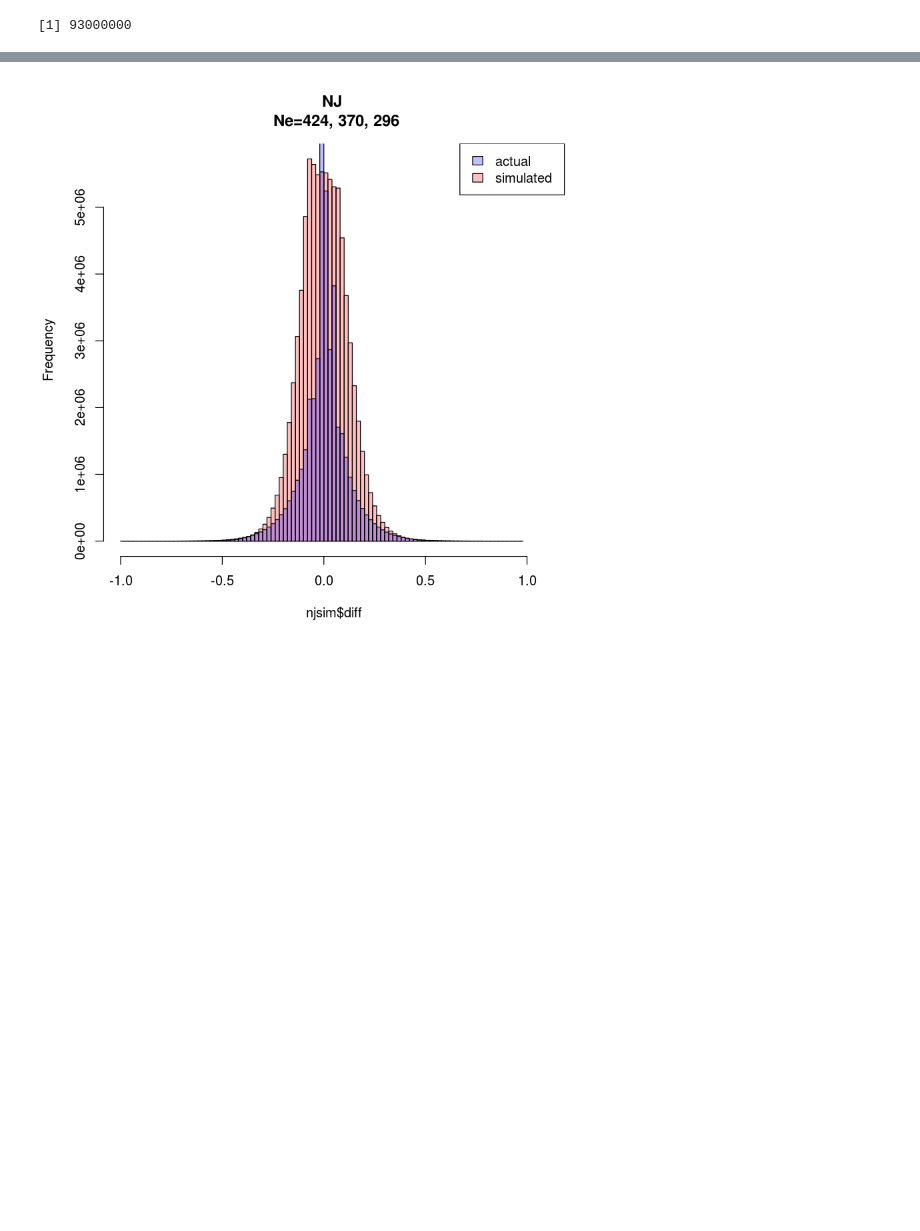
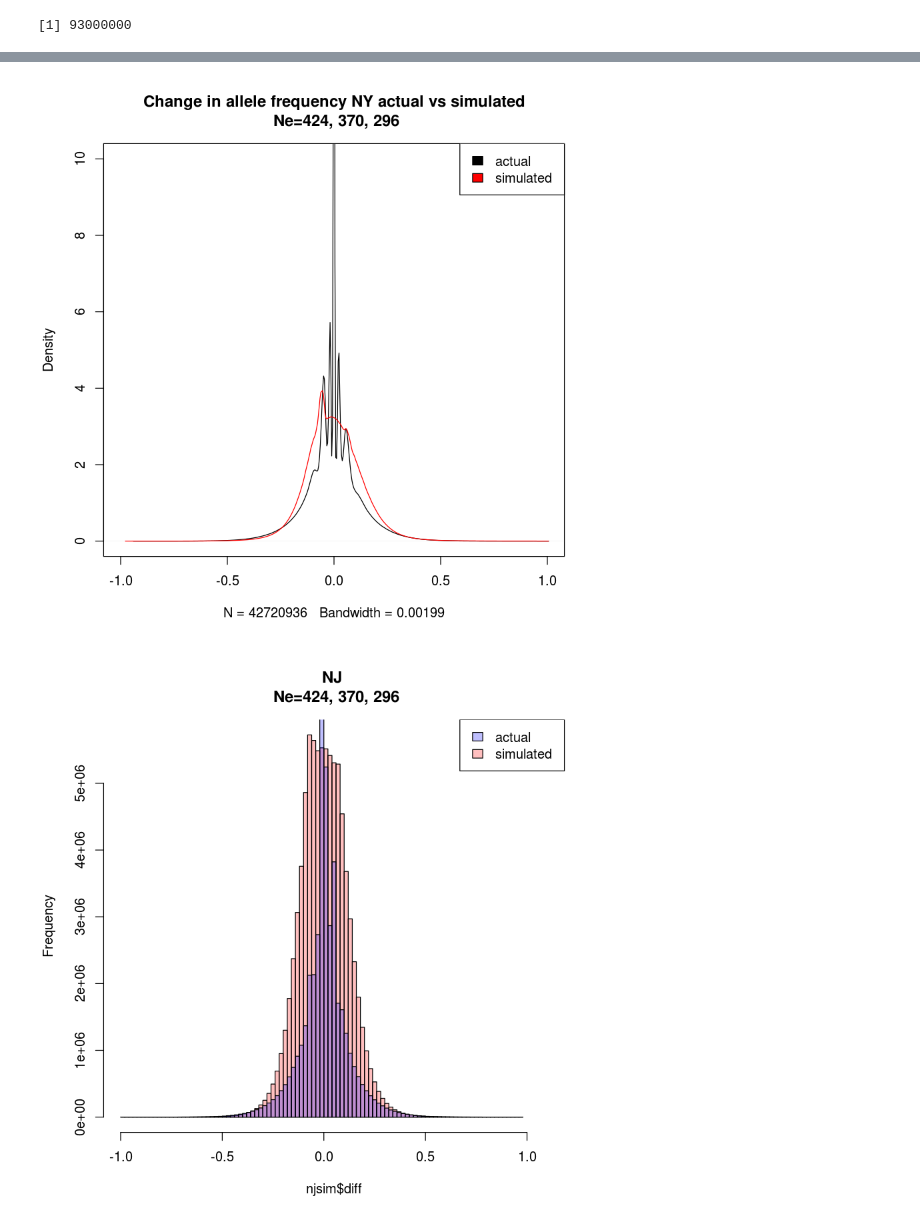
Before and after one commit to sagw/WNS_WGS, a Jupyter notebook: Notebooks/Angsd_all_SNP_graphs.ipynb, the cells around one changed output, grey strips where cells are left out. Saved outputs shown, nothing was run; the diff lists cells and outputs as text; code cells hidden in the pictures; blank space fills up the shorter version.

```diff
--- a/Notebooks/Angsd_all_SNP_graphs.ipynb
+++ b/Notebooks/Angsd_all_SNP_graphs.ipynb
@@ -347,3 +365,9 @@ NROW(njsim)
+# %%
+plot(density(nyeusnpsAll$diff), main=" Change in allele frequency NY actual vs simulated \n Ne=424, 370, 296", xlim=c(-1,1), ylim=c(0, 10))
+    lines(density(nysim$diff, na.rm=TRUE), col="red")
+legend("topright", c("actual", "simulated"), fill=c("black", "red"))
+# %% [output]
+[figure, added]
 # %%
 a=hist(njeusnpsAll$diff, plot=F, breaks=100)
 s=hist(njsim$diff, plot=F, breaks=100)
```
Also changed, not shown: parts of 7 cells of this notebook.
